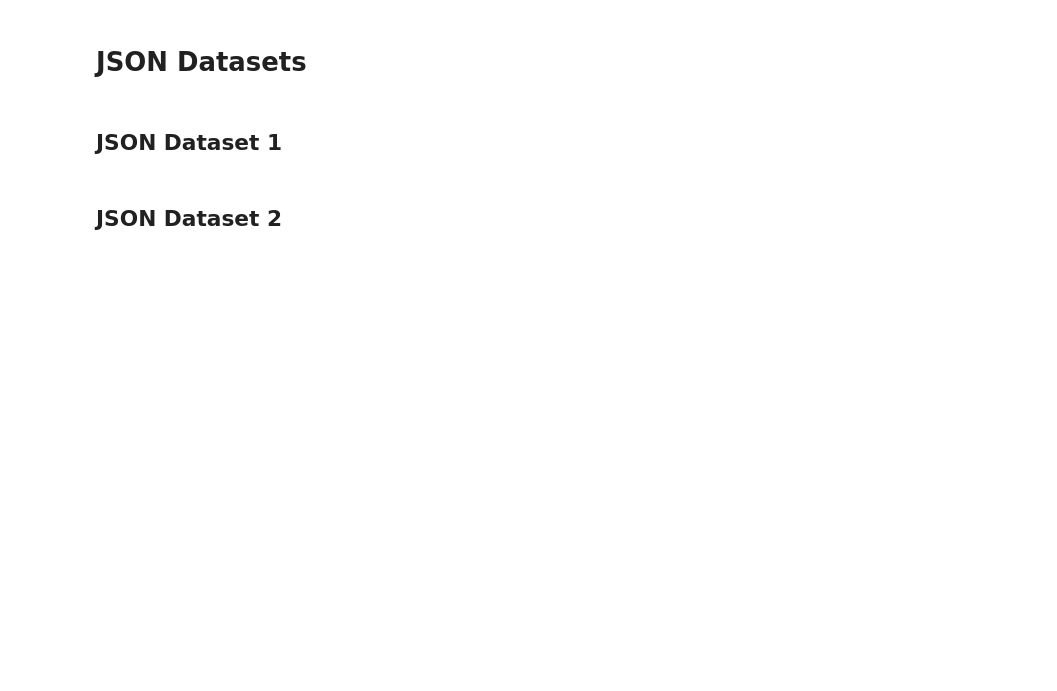
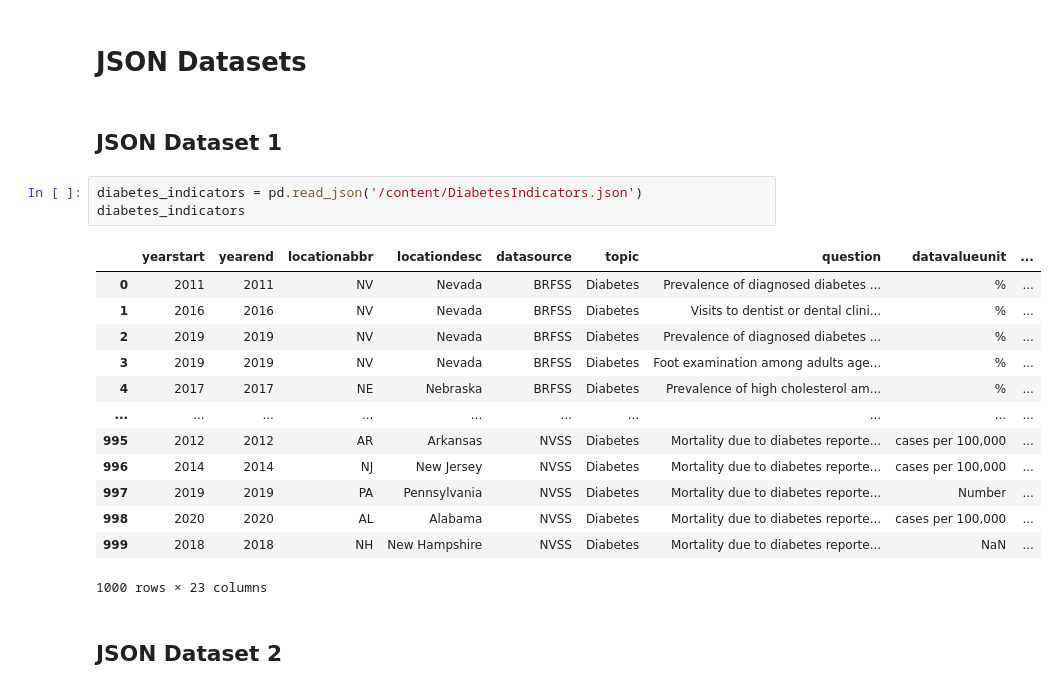
Before and after one commit to bonitr02/datasci_1_loading, a Jupyter notebook: HHA507_wk1_datasci_1_loading.ipynb, the cells around one changed output. Saved outputs shown, nothing was run; the diff lists cells and outputs as text; blank space fills up the shorter version.

```diff
--- a/HHA507_wk1_datasci_1_loading.ipynb
+++ b/HHA507_wk1_datasci_1_loading.ipynb
@@ -22,5 +98,22 @@ import pandas as pd
 # JSON Datasets
 # %% [markdown]
 ## JSON Dataset 1
+# %%
+diabetes_indicators = pd.read_json('/content/DiabetesIndicators.json')
+diabetes_indicators
+# %% [output]
+|  | yearstart | yearend | locationabbr | locationdesc | datasource | topic | question | datavalueunit | ... |
+| 0 | 2011 | 2011 | NV | Nevada | BRFSS | Diabetes | Prevalence of diagnosed diabetes ... | % | ... |
+| 1 | 2016 | 2016 | NV | Nevada | BRFSS | Diabetes | Visits to dentist or dental clini... | % | ... |
+| 2 | 2019 | 2019 | NV | Nevada | BRFSS | Diabetes | Prevalence of diagnosed diabetes ... | % | ... |
+| 3 | 2019 | 2019 | NV | Nevada | BRFSS | Diabetes | Foot examination among adults age... | % | ... |
+| 4 | 2017 | 2017 | NE | Nebraska | BRFSS | Diabetes | Prevalence of high cholesterol am... | % | ... |
+| ... | ... | ... | ... | ... | ... | ... | ... | ... | ... |
+| 995 | 2012 | 2012 | AR | Arkansas | NVSS | Diabetes | Mortality due to diabetes reporte... | cases per 100,000 | ... |
+| 996 | 2014 | 2014 | NJ | New Jersey | NVSS | Diabetes | Mortality due to diabetes reporte... | cases per 100,000 | ... |
+| 997 | 2019 | 2019 | PA | Pennsylvania | NVSS | Diabetes | Mortality due to diabetes reporte... | Number | ... |
+| 998 | 2020 | 2020 | AL | Alabama | NVSS | Diabetes | Mortality due to diabetes reporte... | cases per 100,000 | ... |
+| 999 | 2018 | 2018 | NH | New Hampshire | NVSS | Diabetes | Mortality due to diabetes reporte... | NaN | ... |
+1000 rows × 23 columns
 # %% [markdown]
 ## JSON Dataset 2
```
Also changed, not shown: parts of 10 cells of this notebook.
